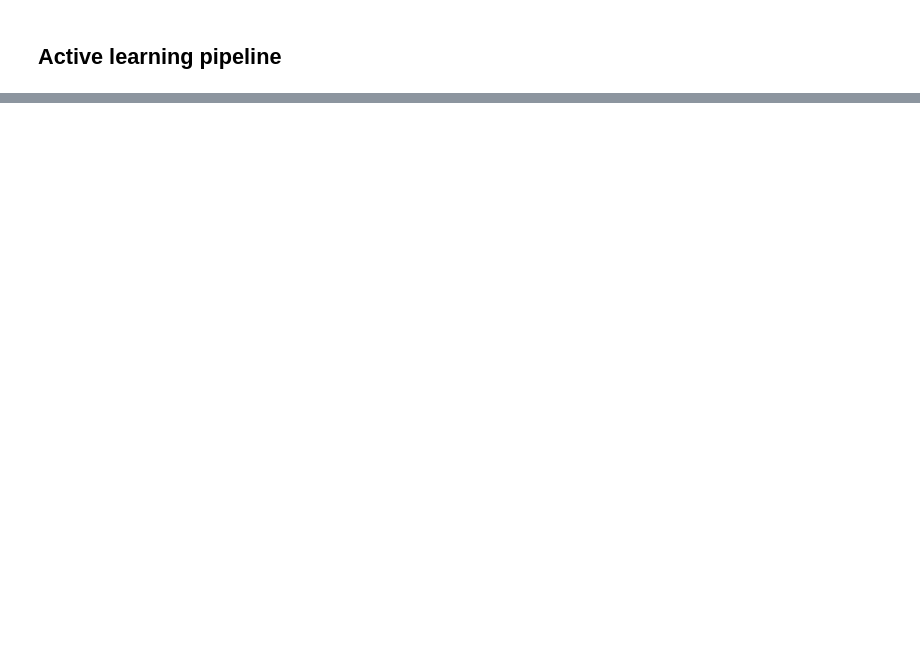
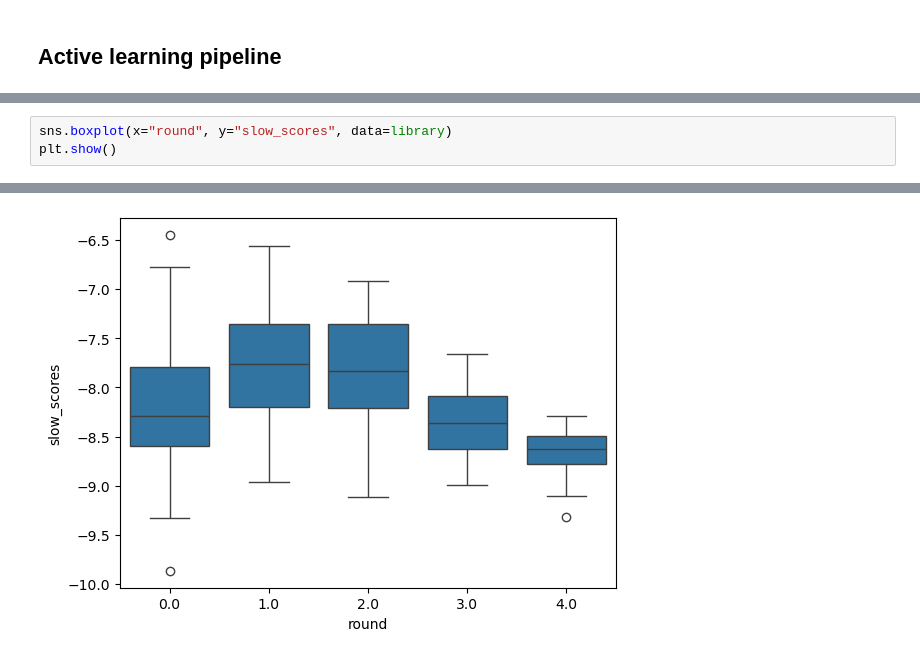
Before and after one commit to jonswain/active-learning, a Jupyter notebook: active_learning_docking.ipynb, the cells around one changed output, grey strips where cells are left out. Saved outputs shown, nothing was run; the diff lists cells and outputs as text; blank space fills up the shorter version.

```diff
--- a/active_learning_docking.ipynb
+++ b/active_learning_docking.ipynb
@@ -356,0 +398,4 @@ plt.show()
+# %%
+sns.boxplot(x="round", y="slow_scores", data=library)
+plt.show()
+# %% [output]
@@ -356,0 +404 @@ plt.show()
+[figure, added]
```
Also changed, not shown: parts of 8 cells of this notebook.
